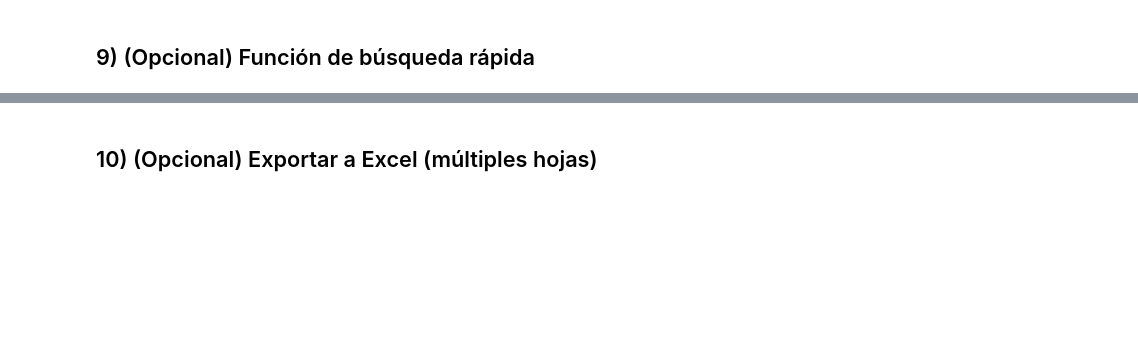
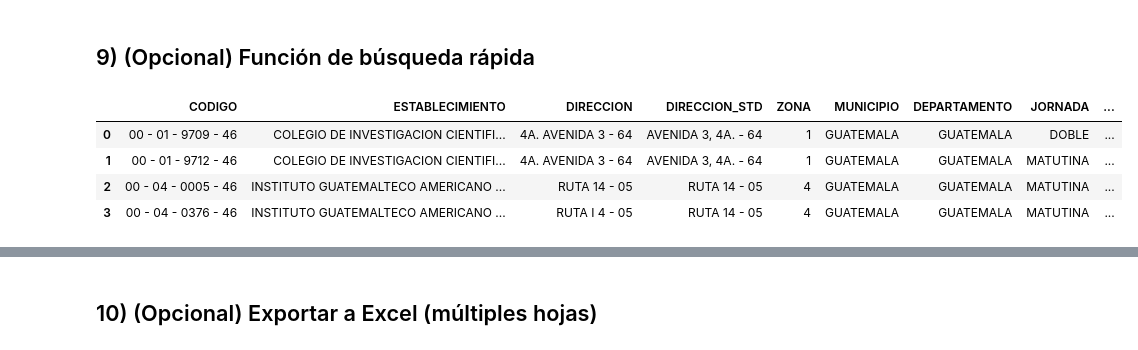
Before and after one commit to Saiyan-Javi/Proyecto1DS, a Jupyter notebook: Proyecto_1_DS_Limpieza_v4_completo.ipynb, the cells around one changed output, grey strips where cells are left out. Drawn from its saved outputs; the diff is of its cells as text; code cells hidden in the pictures; blank space fills up the shorter version.

```diff
--- a/Proyecto_1_DS_Limpieza_v4_completo.ipynb
+++ b/Proyecto_1_DS_Limpieza_v4_completo.ipynb
@@ -350,28 +419,34 @@ CLEAN_CSV, CAP_CLUSTERS_CSV, CAP_DETALLE_CSV, cap_clusters.shape[0]
 # %%
 def _norm_q(s):
     if not isinstance(s, str): return ""
     s = s.strip().upper()
     s = "".join(ch for ch in unicodedata.normalize("NFKD", s) if not unicodedata.combining(ch))
     s = re.sub(r"\s*-\s*", " - ", s)
     s = re.sub(r"\s+", " ", s)
     return s
 
 
 def buscar(df, nombre=None, municipio=None, departamento=None, zona=None):
     m = pd.Series(True, index=df.index)
     if nombre:
         m &= df["ESTABLECIMIENTO"].fillna("").map(_norm_q).str.contains(re.escape(_norm_q(nombre)), regex=True, na=False)
     if municipio:
         m &= df["MUNICIPIO"].fillna("").map(_norm_q).str.contains(re.escape(_norm_q(municipio)), regex=True, na=False)
     if departamento:
         m &= df["DEPARTAMENTO"].fillna("").map(_norm_q).str.contains(re.escape(_norm_q(departamento)), regex=True, na=False)
     if zona is not None:
         m &= df["ZONA"].astype(str).fillna("").eq(str(zona))
     cols = ["CODIGO","ESTABLECIMIENTO","DIRECCION","DIRECCION_STD","ZONA","MUNICIPIO","DEPARTAMENTO","JORNADA","PLAN",
             "TELEFONO","DUP_CAPITAL_MERGE","DUP_CAPITAL_CODIGOS_DISTINTOS"]
     cols = [c for c in cols if c in df.columns]
     return df.loc[m, cols].sort_values(["DEPARTAMENTO","MUNICIPIO","ESTABLECIMIENTO","DIRECCION_STD"]).reset_index(drop=True)
 
 # Ejemplos:
-# buscar(df, nombre="IGA", municipio="GUATEMALA")
+buscar(df, nombre="IGA", municipio="GUATEMALA")
 # buscar(df, nombre="IGA")
+# %% [output]
+|  | CODIGO | ESTABLECIMIENTO | DIRECCION | DIRECCION_STD | ZONA | MUNICIPIO | DEPARTAMENTO | JORNADA | ... |
+| 0 | 00 - 01 - 9709 - 46 | COLEGIO DE INVESTIGACION CIENTIFI... | 4A. AVENIDA 3 - 64 | AVENIDA 3, 4A. - 64 | 1 | GUATEMALA | GUATEMALA | DOBLE | ... |
+| 1 | 00 - 01 - 9712 - 46 | COLEGIO DE INVESTIGACION CIENTIFI... | 4A. AVENIDA 3 - 64 | AVENIDA 3, 4A. - 64 | 1 | GUATEMALA | GUATEMALA | MATUTINA | ... |
+| 2 | 00 - 04 - 0005 - 46 | INSTITUTO GUATEMALTECO AMERICANO ... | RUTA 14 - 05 | RUTA 14 - 05 | 4 | GUATEMALA | GUATEMALA | MATUTINA | ... |
+| 3 | 00 - 04 - 0376 - 46 | INSTITUTO GUATEMALTECO AMERICANO ... | RUTA I 4 - 05 | RUTA 14 - 05 | 4 | GUATEMALA | GUATEMALA | MATUTINA | ... |
```
Also changed, not shown: parts of 9 cells of this notebook.
